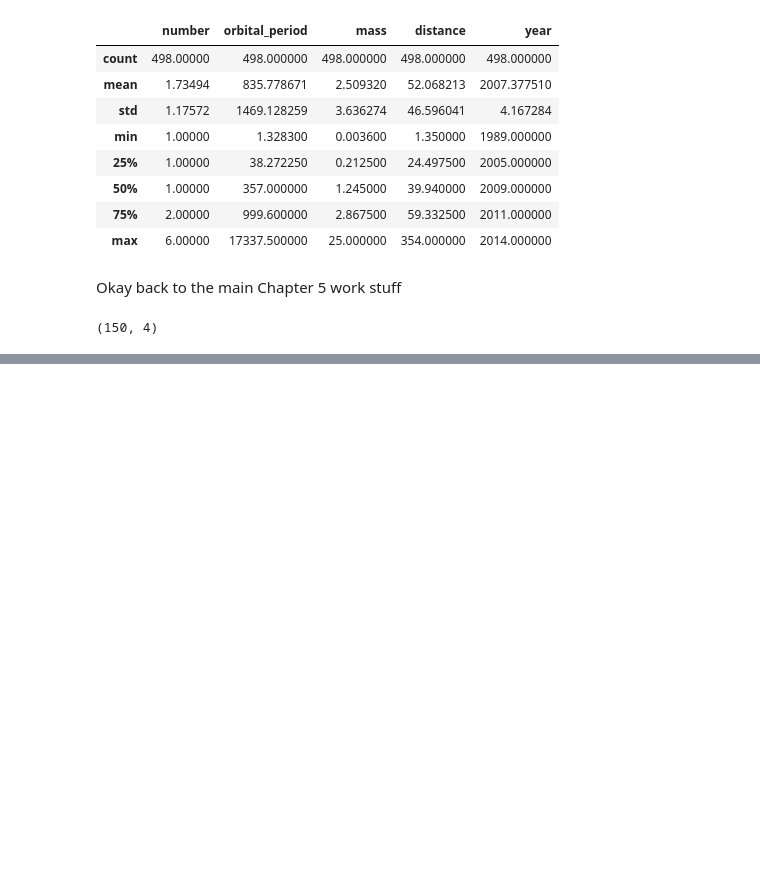
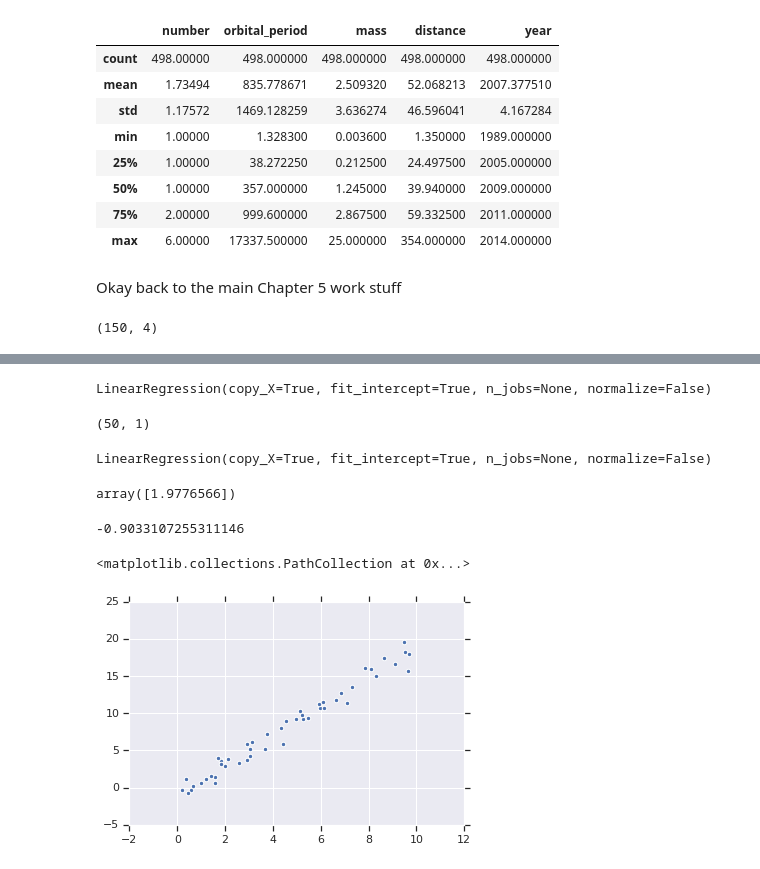
Before and after one commit to jdowzell/Thesis, a Jupyter notebook: 01 - Chapter Five/02 - Introducing Scikit-Learn.ipynb, the cells around one changed output, grey strips where cells are left out. Drawn from its saved outputs; the diff is of its cells as text; code cells hidden in the pictures; blank space fills up the shorter version.

```diff
--- a/01 - Chapter Five/02 - Introducing Scikit-Learn.ipynb
+++ b/01 - Chapter Five/02 - Introducing Scikit-Learn.ipynb
@@ -92,0 +107,7 @@ y_iris.shape
+# %%
+# Choose Hyperparameters - I think I understand these but I'm not 100% sure. Let's work through this
+# first, and then if I continue to not get it, I'll email the profs about it
+model = LinearRegression(fit_intercept=True)
+model
+# %% [output]
+LinearRegression(copy_X=True, fit_intercept=True, n_jobs=None, normalize=False)
@@ -92,0 +120,22 @@ y_iris.shape
+# %%
+X = x[:, np.newaxis]
+X.shape
+# %% [output]
+(50, 1)
+# %%
+model.fit(X, y)
+# %% [output]
+LinearRegression(copy_X=True, fit_intercept=True, n_jobs=None, normalize=False)
+# %%
+model.coef_
+# %% [output]
+array([1.9776566])
+# %%
+model.intercept_
+# %% [output]
+-0.9033107255311146
+# %%
+plt.scatter(X,y)
+# %% [output]
+<matplotlib.collections.PathCollection at 0x...>
+[figure, added]
```
Also changed, not shown: parts of 6 cells of this notebook, 4 other files.
